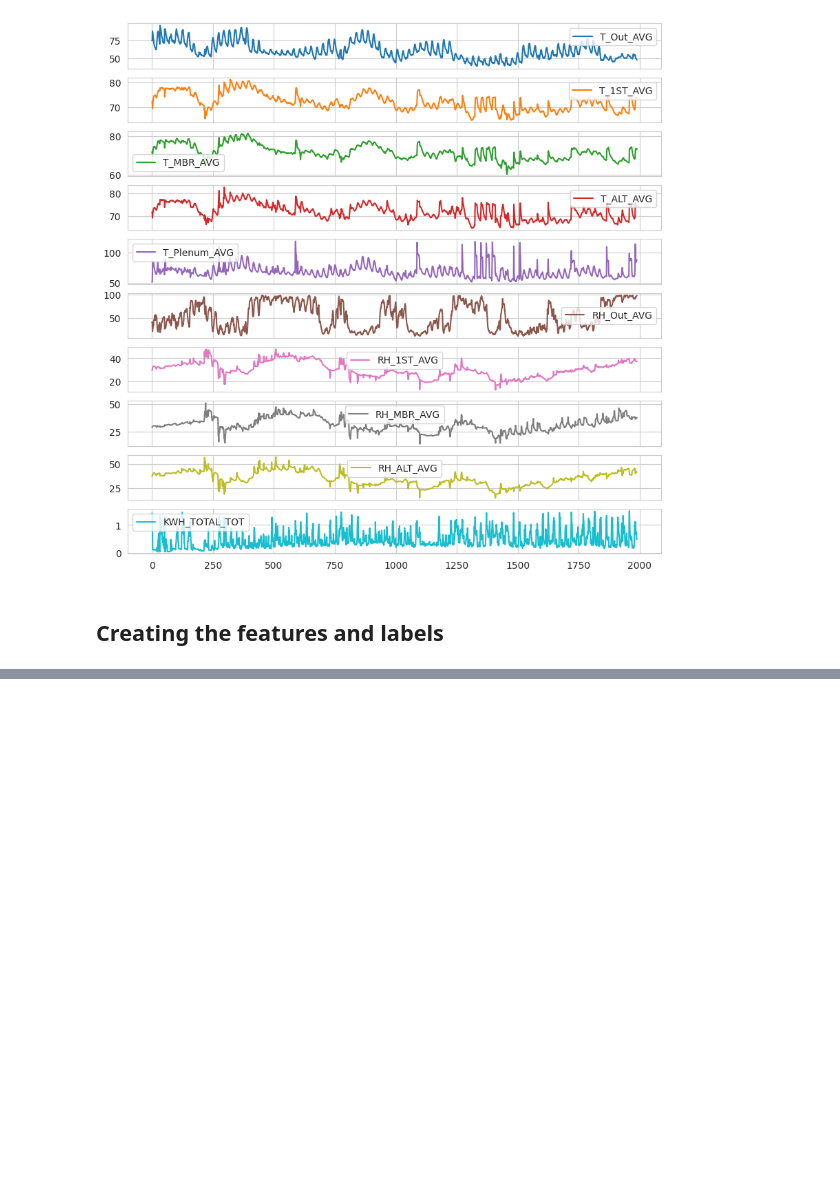
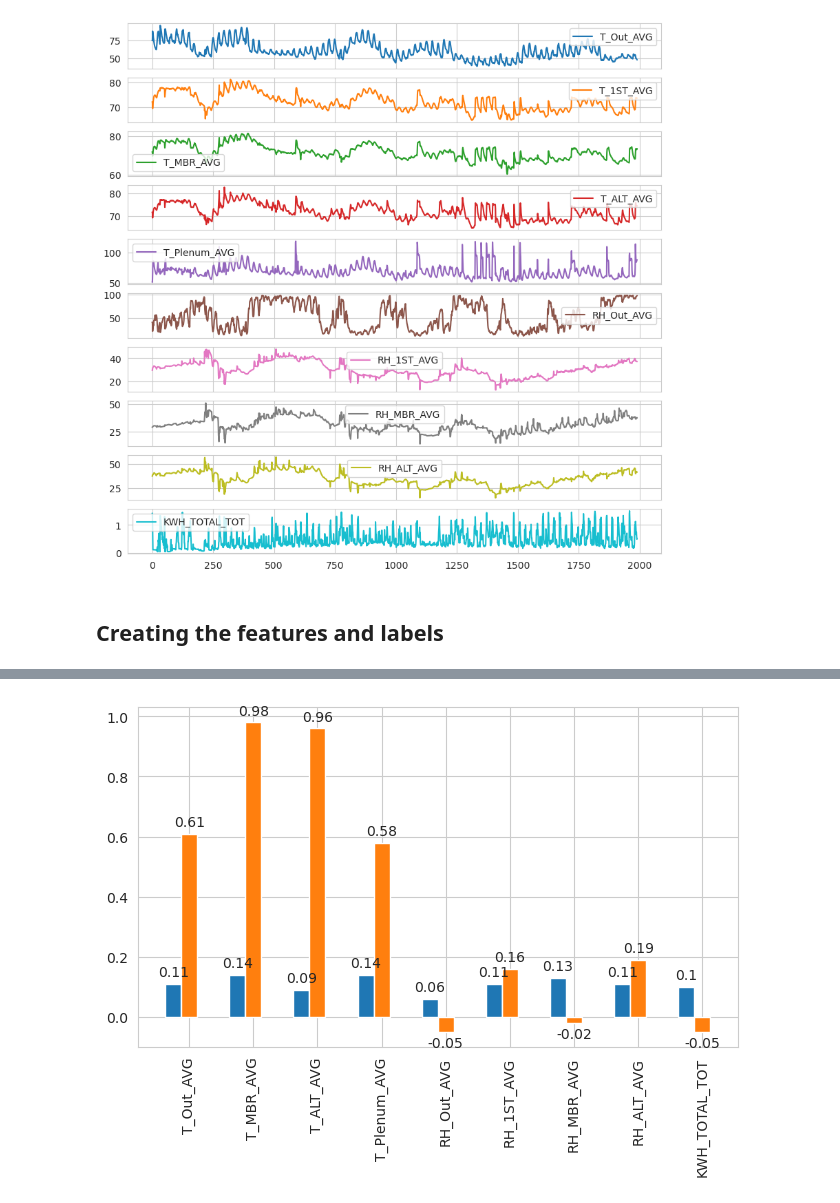
Before and after one commit to aleskucera/fault-detection-in-sensors, a Jupyter notebook: main2.ipynb, the cells around one changed output, grey strips where cells are left out. Saved outputs shown, nothing was run; the diff lists cells and outputs as text; code cells hidden in the pictures; blank space fills up the shorter version.

```diff
--- a/main2.ipynb
+++ b/main2.ipynb
@@ -274,0 +363,39 @@ plt.show()
+# %%
+# Visualize the correlations with the weights of the first layer
+import matplotlib.pyplot as plt
+
+labels = ['T_Out_AVG', 'T_MBR_AVG',
+           'T_ALT_AVG', 'T_Plenum_AVG', 'RH_Out_AVG',
+           'RH_1ST_AVG', 'RH_MBR_AVG', 'RH_ALT_AVG', 'KWH_TOTAL_TOT']
+
+# Get the weights of the first layer
+weights = model.fc1.weight.detach().numpy()
+mean_weights = np.mean(weights, axis=0)
+normalized_weights = np.abs(mean_weights) / np.sum(np.abs(mean_weights))
+# Round the weights to 2 decimal places
+normalized_weights = np.round(normalized_weights, 2)
+
+# Get the correlations without the T_1ST_AVG
+correlations = df.corr()['T_1ST_AVG'].drop('T_1ST_AVG').to_numpy()
+
+# Round the correlations to 2 decimal places
+correlations = np.round(correlations, 2)
+
+# Plot the weights and the correlations as the bar charts with labels
+fig, ax = plt.subplots(layout='constrained')
+width = 0.25  # the width of the bars
+multiplier = 0
+
+x = np.arange(len(mean_weights))
+
+rects = ax.bar(x, normalized_weights, width, label='Weights')
+ax.bar_label(rects, padding=3)
+
+rects = ax.bar(x + width, correlations, width, label='Correlations')
+ax.bar_label(rects, padding=3)
+
+ax.set_xticks(x + width, labels)
+ax.set_xticklabels(labels, rotation=90)
+plt.show()
+# %% [output]
+[figure, added]
```
Also changed, not shown: parts of 9 cells of this notebook, 1 other file.
